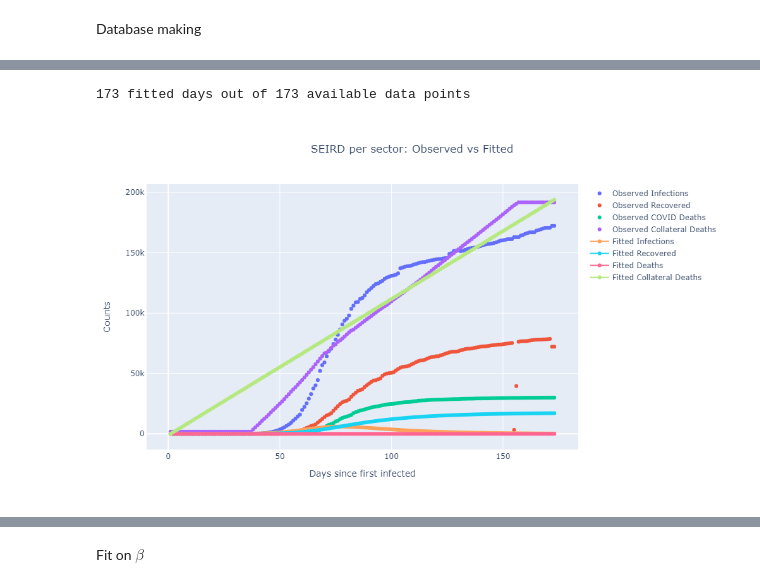
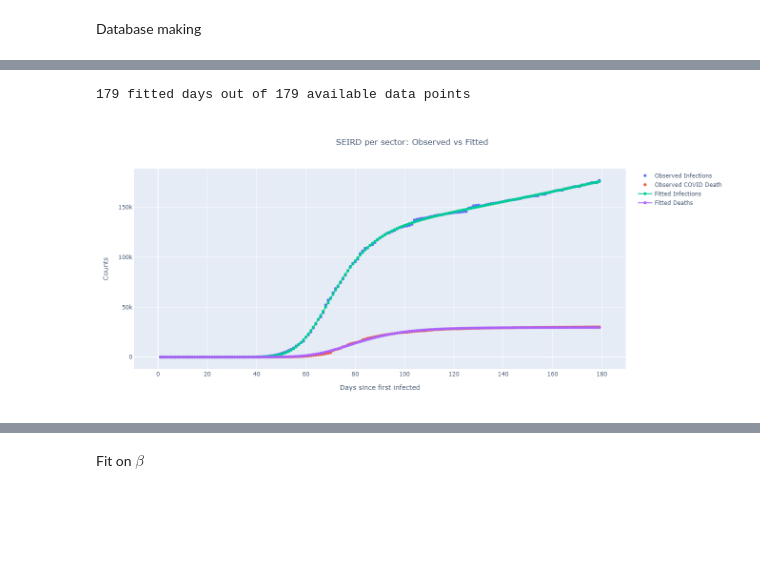
Before and after one commit to cepedus/COVID19-Risk-Mitigation, a Jupyter notebook: EPI_fitter.ipynb, the cells around one changed output, grey strips where cells are left out. Cells and saved outputs as stored; diff of their text form; code cells hidden in the pictures; blank space fills up the shorter version.

Commit message:
Working beta/mu sigmoid fit

```diff
--- a/EPI_fitter.ipynb
+++ b/EPI_fitter.ipynb
@@ -43,7 +43,7 @@ DATA_PATH = './data/clean/EPI'
 COUNTRY = 'France'
 DEATHS_FILE = 'total_deaths_10juillet2020.csv'
 # Display static (png) plots or interactive plotly (js) figures
-STATIC_PLOTS = True
+STATIC_PLOTS = False
 # %% [markdown]
 #### Data-getting functions
 # %%
@@ -298,6 +298,11 @@ if DEATHS_FILE != '' and COUNTRY == 'France':
     # Compute collateral deaths
     EPI_data['F'] = EPI_data['D_total'] - EPI_data['D']
     EPI_data.drop(['D_total'], axis=1, inplace=True)
+    EPI_data['dD'] = EPI_data['D'].diff()
+    EPI_data['dF'] = EPI_data['F'].diff()
+    EPI_data.ffill(axis=0, inplace=True)
+    EPI_data.bfill(axis=0, inplace=True)
+
 
 print(f'COVID-19 data for {COUNTRY}:')
 EPI_data.head()
@@ -379,11 +384,18 @@ Looking for India
 ## EPI model
 # %%
 def logistic(x, L, k, x0):
-    return L/(1 + np.exp(-k*(x-x0)))
+    return L/(1+np.exp(-k*(x-x0)))
+
+def beta_model(t, L1, k1, t1, L2, k2, t2):
+    return logistic(t, L1, k1, t1) - logistic(t, L2, k2, t2)
 
 def logistic_params(x, params):
     L, k, x0 = params
     return logistic(x, L, k, x0)
+
+def beta_(t, beta_params):
+    L1, k1, t1, L2, k2, t2 = beta_params
+    return beta_model(t, L1, k1, t1, L2, k2, t2)
 # %%
 def SIRD_derivs(z, t, rate_params, evo_params):
 
@@ -542,12 +679,12 @@ initE = 0
 initI = 1
 initR = 0
 initD = 0
-sigma = 1.0 #1/7
+sigma = 1/7 #1/7
 gamma = 1/10 #1/10
-mu = 1.0 #0.00371
+mu = 0.00371 #0.00371
 
 eps = 1.0
-nu = 5.0
+nu = 0.0
 
 disease_params = [sigma, gamma, mu, nu]
 disease_vary = True
@@ -561,10 +698,10 @@ days = len(df) - out_days
 params, initial_conditions = init_sectors(disease_params, sector_props, disease_vary=disease_vary)
 # initial_conditions = [initE, initI, initR, initN, initD]
 tspan = np.arange(1, days+1, 1)
-data = df.loc[0:(days-1), ['I', 'R', 'D', 'F']].values
+data = df.loc[0:(days-1), ['I', 'D']].values
 data_s = df.loc[0:(days-1), 's'].values
 
-data_full = df.loc[0:(days+out_days-1), ['I', 'R', 'D', 'F']].values
+data_full = df.loc[0:(days+out_days-1), ['I', 'D']].values
 # %%
 # fit model and find predicted values
 result = minimize(error_sectors, params, args=(initial_conditions, tspan, data, eps), method='leastsq', full_output = 1)
@@ -591,35 +728,35 @@ report_fit(result)
 # %%
 print(f'{days} fitted days out of {days+out_days} available data points')
 
 final = data + result.residual.reshape(data.shape)
 tspan_full = np.arange(1, days+out_days+1, 1)
 
 fig = go.Figure()
 fig.add_trace(go.Scatter(x=tspan_full, y=data[:, 0], mode='markers', name='Observed Infections', line = dict(dash='dot')))
-fig.add_trace(go.Scatter(x=tspan_full, y=data[:, 1], mode='markers', name='Observed Recovered', line = dict(dash='dot')))
-fig.add_trace(go.Scatter(x=tspan_full, y=data[:, 2], mode='markers', name='Observed COVID Deaths', line = dict(dash='dot')))
-fig.add_trace(go.Scatter(x=tspan_full, y=data[:, 3], mode='markers', name='Observed Collateral Deaths', line = dict(dash='dot')))
+# fig.add_trace(go.Scatter(x=tspan_full, y=data[:, 1], mode='markers', name='Observed Recovered', line = dict(dash='dot')))
+fig.add_trace(go.Scatter(x=tspan_full, y=data[:, 1], mode='markers', name='Observed COVID Deaths', line = dict(dash='dot')))
+# fig.add_trace(go.Scatter(x=tspan_full, y=data[:, 2], mode='markers', name='Observed Collateral Deaths', line = dict(dash='dot')))
 fig.add_trace(go.Scatter(x=tspan_full, y=final[:, 0], mode='lines+markers', name='Fitted Infections'))
-fig.add_trace(go.Scatter(x=tspan_full, y=final[:, 1], mode='lines+markers', name='Fitted Recovered'))
-fig.add_trace(go.Scatter(x=tspan_full, y=final[:, 2], mode='lines+markers', name='Fitted Deaths'))
-fig.add_trace(go.Scatter(x=tspan_full, y=final[:, 3], mode='lines+markers', name='Fitted Collateral Deaths'))
+# fig.add_trace(go.Scatter(x=tspan_full, y=final[:, 1], mode='lines+markers', name='Fitted Recovered'))
+fig.add_trace(go.Scatter(x=tspan_full, y=final[:, 1], mode='lines+markers', name='Fitted Deaths'))
+# fig.add_trace(go.Scatter(x=tspan_full, y=final[:, 2], mode='lines+markers', name='Fitted Collateral Deaths'))
 if out_days > 0:
     fig.add_trace(go.Scatter(x=tspan_full, y=data_full[:, 0], mode='markers', name='Observed Infections (Full)', line = dict(dash='dot')))
-    fig.add_trace(go.Scatter(x=tspan_full, y=data_full[:, 1], mode='markers', name='Observed Recovered (Full)', line = dict(dash='dot')))
-    fig.add_trace(go.Scatter(x=tspan_full, y=data_full[:, 2], mode='markers', name='Observed Deaths (Full)', line = dict(dash='dot')))
-    fig.add_trace(go.Scatter(x=tspan_full, y=data_full[:, 3], mode='markers', name='Observed Collateral Deaths (Full)', line = dict(dash='dot')))
+#     fig.add_trace(go.Scatter(x=tspan_full, y=data_full[:, 1], mode='markers', name='Observed Recovered (Full)', line = dict(dash='dot')))
+    fig.add_trace(go.Scatter(x=tspan_full, y=data_full[:, 1], mode='markers', name='Observed Deaths (Full)', line = dict(dash='dot')))
+#     fig.add_trace(go.Scatter(x=tspan_full, y=data_full[:, 2], mode='markers', name='Observed Collateral Deaths (Full)', line = dict(dash='dot')))
 
 fig.update_layout(title='SEIRD per sector: Observed vs Fitted',
                        xaxis_title='Days since first infected',
                        yaxis_title='Counts',
                        title_x=0.5,
                       width=1000, height=600
                      )
 if STATIC_PLOTS:
     img_bytes = fig.to_image(format="png")
     display(Image(img_bytes))
 else:
     fig.show()
 # %% [output]
-173 fitted days out of 173 available data points
+179 fitted days out of 179 available data points
-[figure, old version]
+[figure, new version]
```
Also changed, not shown: parts of 18 cells of this notebook, 6 other files.
